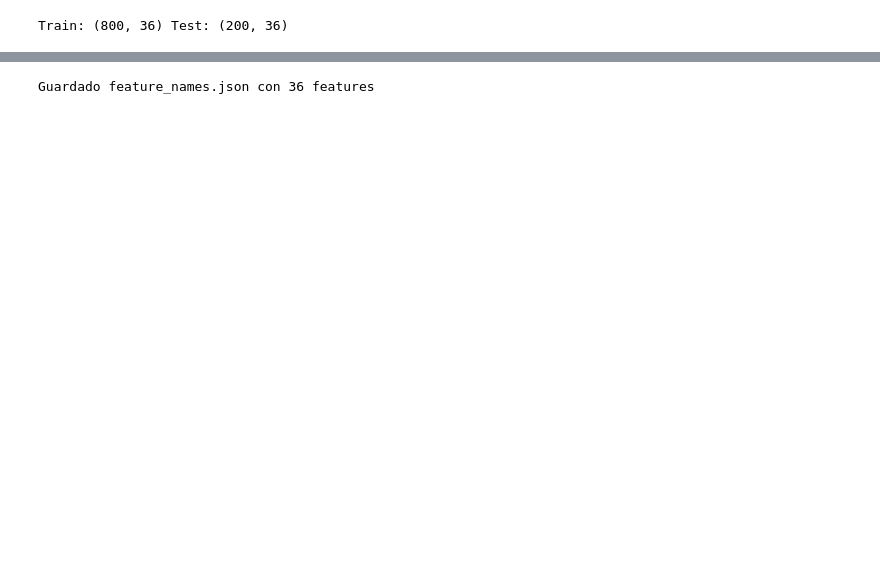
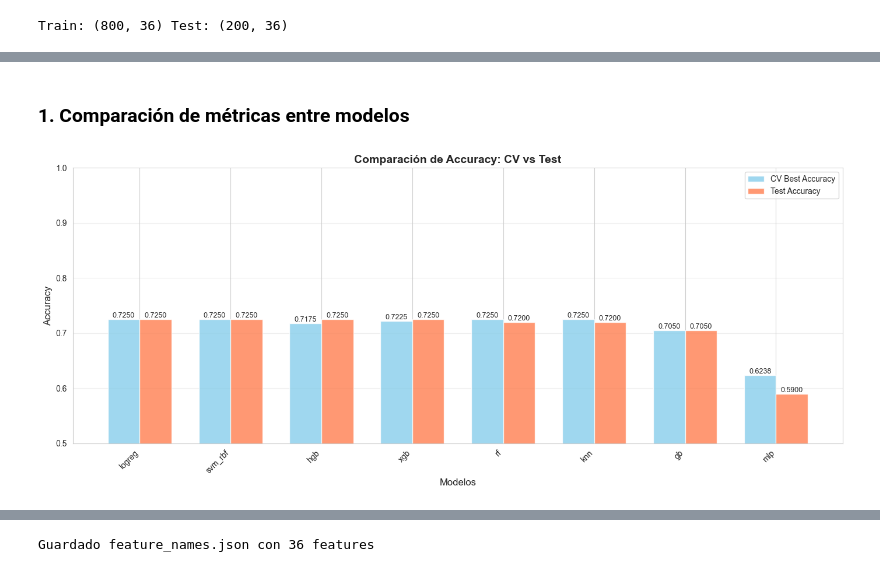
Before and after one commit to AlvaroAmi/IndustrialFaultDetection, a Jupyter notebook: train_models.ipynb, the cells around one changed output, grey strips where cells are left out. Drawn from its saved outputs; the diff is of its cells as text; code cells hidden in the pictures; blank space fills up the shorter version.

```diff
--- a/train_models.ipynb
+++ b/train_models.ipynb
@@ -237,0 +238,48 @@ results_df
+# %%
+import matplotlib.pyplot as plt
+import seaborn as sns
+import numpy as np
+from sklearn.metrics import (
+    confusion_matrix, classification_report, roc_curve, auc,
+    roc_auc_score, precision_recall_curve, average_precision_score
+)
+from sklearn.preprocessing import label_binarize
+
+sns.set_style("whitegrid")
+plt.rcParams['figure.figsize'] = (12, 6)
+# %% [markdown]
+### 1. Comparación de métricas entre modelos
+# %%
+# Gráfico de barras comparando CV accuracy vs Test accuracy
+fig, ax = plt.subplots(1, 1, figsize=(14, 6))
+
+models = results_df['model'].values
+cv_scores = results_df['cv_best_acc'].values
+test_scores = results_df['test_acc'].values
+
+x = np.arange(len(models))
+width = 0.35
+
+bars1 = ax.bar(x - width/2, cv_scores, width, label='CV Best Accuracy', alpha=0.8, color='skyblue')
+bars2 = ax.bar(x + width/2, test_scores, width, label='Test Accuracy', alpha=0.8, color='coral')
+
+ax.set_xlabel('Modelos', fontsize=12)
+ax.set_ylabel('Accuracy', fontsize=12)
+ax.set_title('Comparación de Accuracy: CV vs Test', fontsize=14, fontweight='bold')
+ax.set_xticks(x)
+ax.set_xticklabels(models, rotation=45, ha='right')
+ax.legend()
+ax.grid(axis='y', alpha=0.3)
+ax.set_ylim([0.5, 1.0])
+
+for bars in [bars1, bars2]:
+    for bar in bars:
+        height = bar.get_height()
+        ax.text(bar.get_x() + bar.get_width()/2., height,
+                f'{height:.4f}',
+                ha='center', va='bottom', fontsize=9)
+
+plt.tight_layout()
+plt.show()
+# %% [output]
+[figure, added]
```
Also changed, not shown: parts of 21 cells of this notebook, 8 other files.
